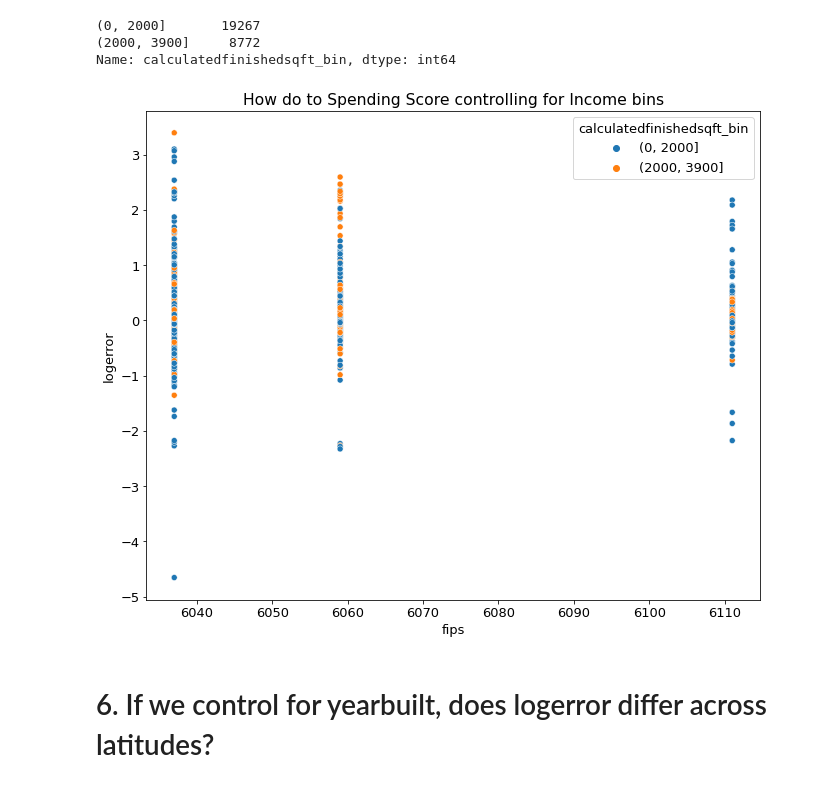
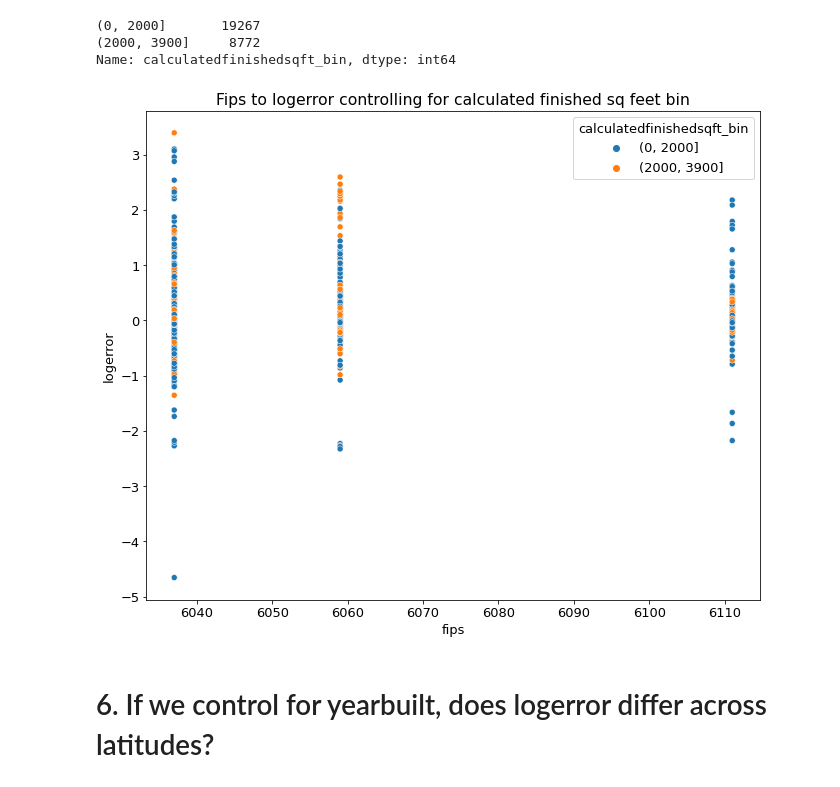
Before and after one commit to LinhQuach13/clustering-exercises, a Jupyter notebook: explore_zillow.ipynb, the cells around one changed output. Saved outputs shown, nothing was run; the diff lists cells and outputs as text; code cells hidden in the pictures.

```diff
--- a/explore_zillow.ipynb
+++ b/explore_zillow.ipynb
@@ -245,10 +254,10 @@ train.calculatedfinishedsqft_bin.value_counts()
 Name: calculatedfinishedsqft_bin, dtype: int64
 # %%
 sns.scatterplot(x='fips', y='logerror', data= train, hue= 'calculatedfinishedsqft_bin')
-plt.title('How do to Spending Score controlling for Income bins')
+plt.title('Fips to logerror controlling for calculated finished sq feet bin')
 plt.show()
 # %% [output]
-[figure, old version]
+[figure, new version]
 # %% [markdown]
 # 6. If we control for yearbuilt, does logerror differ across latitudes?
 # %%
```
Also changed, not shown: parts of 11 cells of this notebook.
